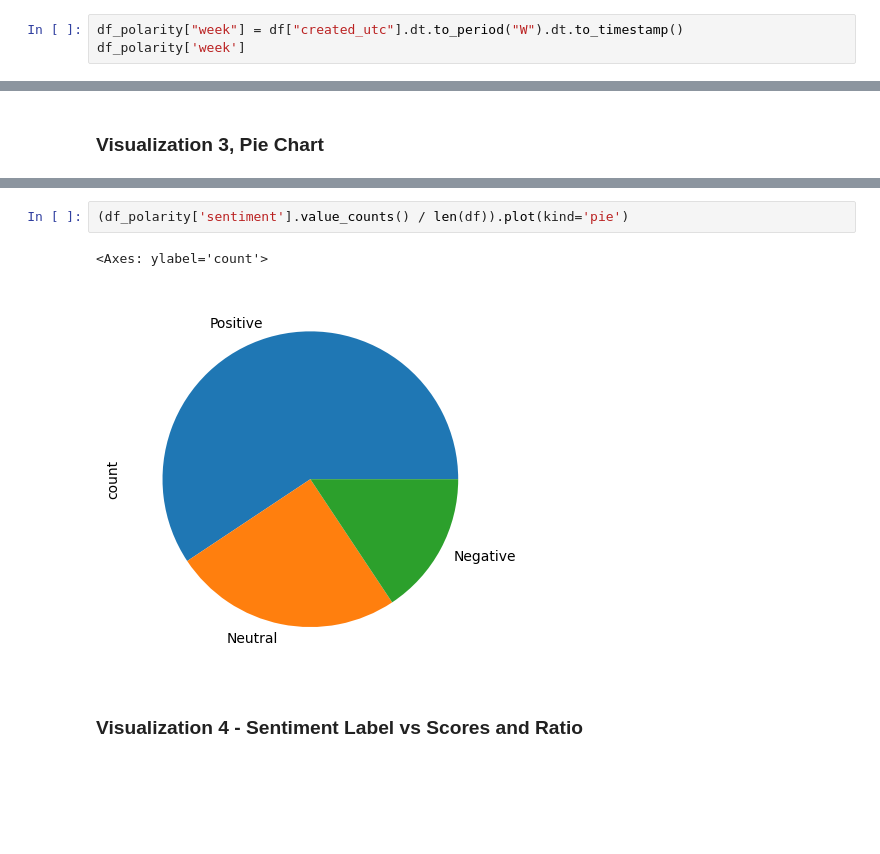
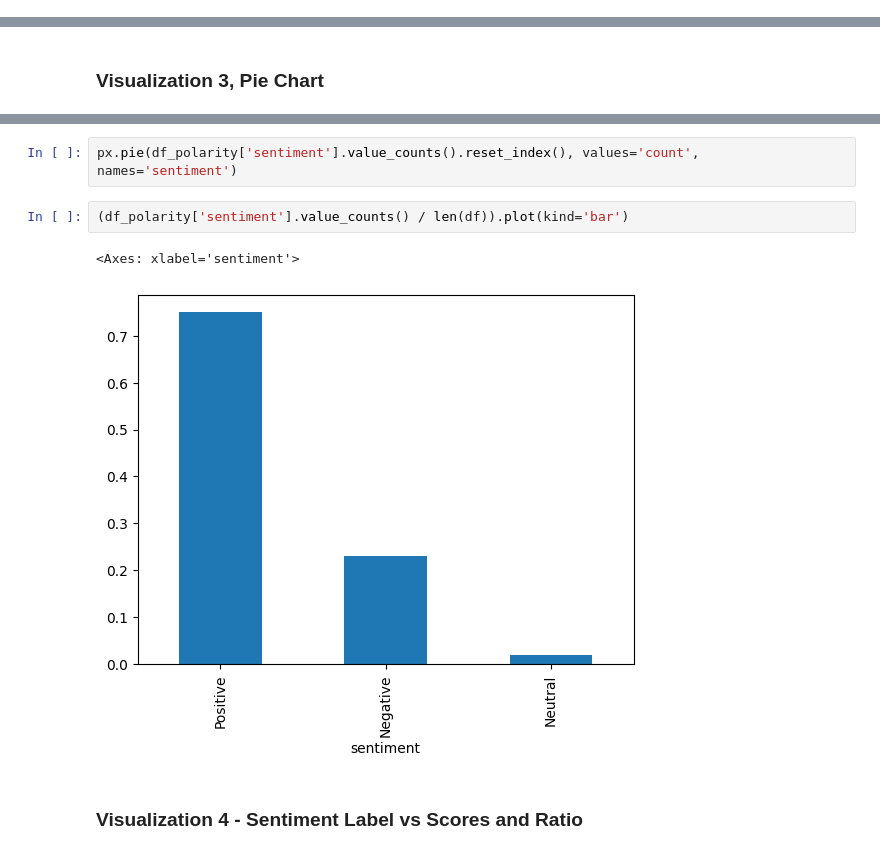
Before and after one commit to domatt1854/cis-410-project, a Jupyter notebook: sentiment_analysis/visualization.ipynb, the cells around one changed output, grey strips where cells are left out. Drawn from its saved outputs; the diff is of its cells as text; blank space fills up the shorter version.

```diff
--- a/sentiment_analysis/visualization.ipynb
+++ b/sentiment_analysis/visualization.ipynb
@@ -291,6 +126,3 @@ vocab, wordcloud = generate_wordcloud(df_polarity[df_polarity['sentiment'] == 'N
 ### Visualization 2, Sentiment Counts Over Time (will be a line graph or Stacked bar chart depending on how sparse the data is)
 
 - Group by Week, Plot Sentiment
-# %%
-df_polarity["week"] = df["created_utc"].dt.to_period("W").dt.to_timestamp()
-df_polarity['week']
@@ -319,8 +174,10 @@ df_polarity.groupby('date')['sentiment'].value_counts().unstack().fillna(0).plot
+# %%
+px.pie(df_polarity['sentiment'].value_counts().reset_index(), values='count', names='sentiment')
 # %%
-(df_polarity['sentiment'].value_counts() / len(df)).plot(kind='pie')
+(df_polarity['sentiment'].value_counts() / len(df)).plot(kind='bar')
 # %% [output]
-<Axes: ylabel='count'>
+<Axes: xlabel='sentiment'>
-[figure, old version]
+[figure, new version]
 # %% [markdown]
 ### Visualization 4 - Sentiment Label vs Scores and Ratio
 # %%
```
Also changed, not shown: parts of 36 cells of this notebook.
